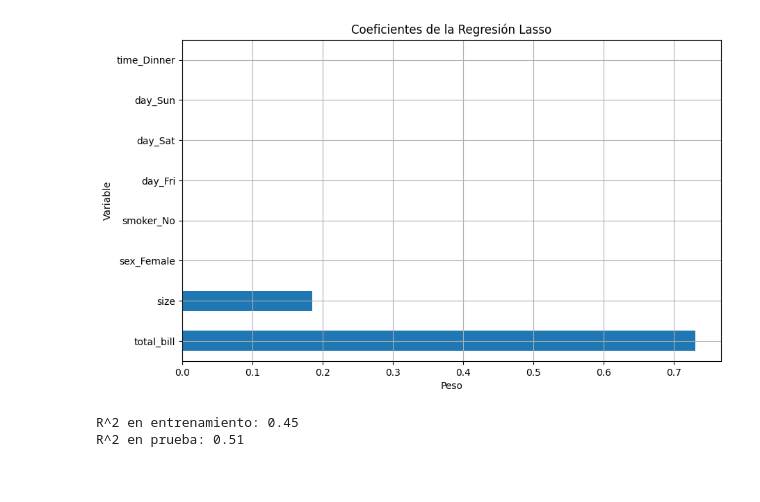
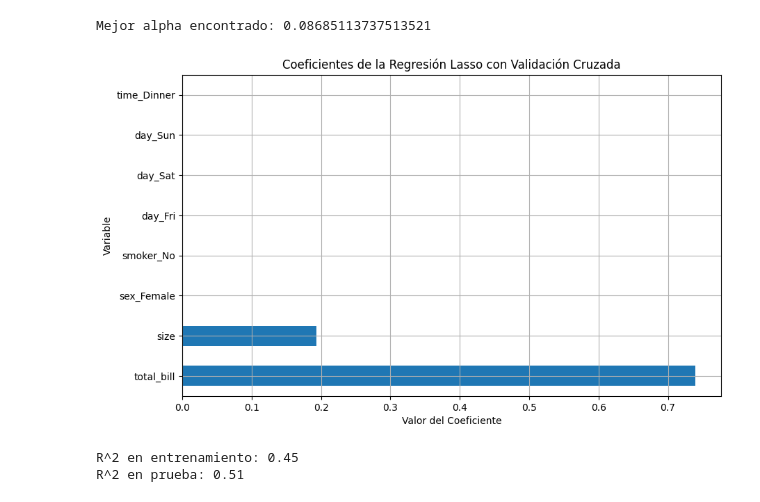
Before and after one commit to Yael-Parra/Lasso_Regression_L1, a Jupyter notebook: Lasso_Regression.ipynb, the cells around one changed output. Drawn from its saved outputs; the diff is of its cells as text; code cells hidden in the pictures.

Commit message:
feat(Lasso_Regression.ipynb): se añade validación cruzada con búsqueda de alfas. Se añade explicación paso a paso

```diff
--- a/Lasso_Regression.ipynb
+++ b/Lasso_Regression.ipynb
@@ -4,49 +103,53 @@
 import seaborn as sns
 import pandas as pd
 import numpy as np
-from sklearn.linear_model import Lasso
+from sklearn.linear_model import LassoCV
 from sklearn.preprocessing import StandardScaler
 from sklearn.model_selection import train_test_split
 import matplotlib.pyplot as plt
 
 # 1. Cargar el dataset 'tips'
 df = sns.load_dataset('tips')
 
 # 2. Preprocesamiento: convertir variables categóricas a dummies
 df_encoded = pd.get_dummies(df, drop_first=True)
 
 # 3. Separar X (features) e y (target)
 X = df_encoded.drop('tip', axis=1)
 y = df_encoded['tip']
 
-# 4. Dividir en entrenamiento y prueba
+# 4. Dividir en conjuntos de entrenamiento y prueba
 X_train, X_test, y_train, y_test = train_test_split(X, y, test_size=0.2, random_state=42)
 
-# 5. Estandarizar las variables
+# 5. Estandarizar las variables predictoras
 scaler = StandardScaler()
 X_train_scaled = scaler.fit_transform(X_train)
 X_test_scaled = scaler.transform(X_test)
 
-# 6. Aplicar regresión Lasso
-lasso = Lasso(alpha=0.1)  # Puedes ajustar alpha
-lasso.fit(X_train_scaled, y_train)
+# 6. Validación cruzada para encontrar el mejor alpha con LassoCV
+# Usamos una gama de valores de alpha en escala logarítmica
+alphas = np.logspace(-4, 0, 50)
+lasso_cv = LassoCV(alphas=alphas, cv=5, random_state=42)
+lasso_cv.fit(X_train_scaled, y_train)
 
-# 7. Mostrar los coeficientes
-coef = pd.Series(lasso.coef_, index=X.columns)
+print("Mejor alpha encontrado:", lasso_cv.alpha_)
 
-# 8. Visualizar los coeficientes
+# 7. Mostrar los coeficientes del modelo
+coef = pd.Series(lasso_cv.coef_, index=X.columns)
+
 plt.figure(figsize=(10, 6))
 coef.plot(kind='barh')
-plt.title('Coeficientes de la Regresión Lasso')
-plt.xlabel('Peso')
+plt.title('Coeficientes de la Regresión Lasso con Validación Cruzada')
+plt.xlabel('Valor del Coeficiente')
 plt.ylabel('Variable')
 plt.grid(True)
 plt.show()
 
-# 9. Puntaje del modelo
-print(f"R^2 en entrenamiento: {lasso.score(X_train_scaled, y_train):.2f}")
-print(f"R^2 en prueba: {lasso.score(X_test_scaled, y_test):.2f}")
+# 8. Evaluación del modelo
+print(f"R^2 en entrenamiento: {lasso_cv.score(X_train_scaled, y_train):.2f}")
+print(f"R^2 en prueba: {lasso_cv.score(X_test_scaled, y_test):.2f}")
 # %% [output]
+Mejor alpha encontrado: 0.08685113737513521
-[figure, old version]
+[figure, new version]
-R^2 en entrenamiento: 0.45
-R^2 en prueba: 0.51
+R^2 en entrenamiento: 0.45
+R^2 en prueba: 0.51
```
Also changed, not shown: parts of 1 cell of this notebook.
